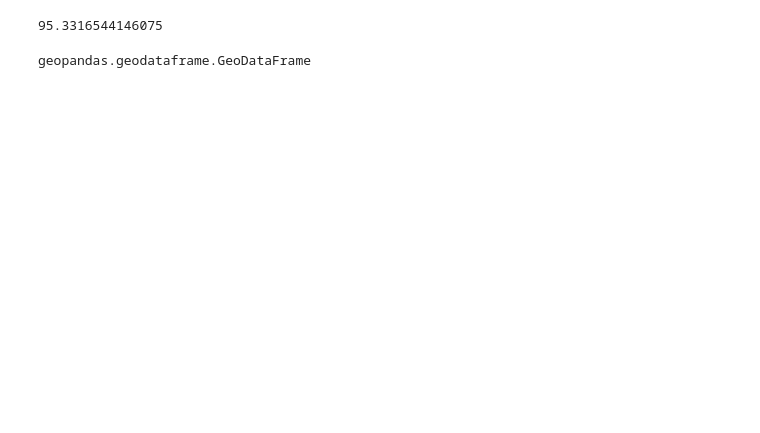
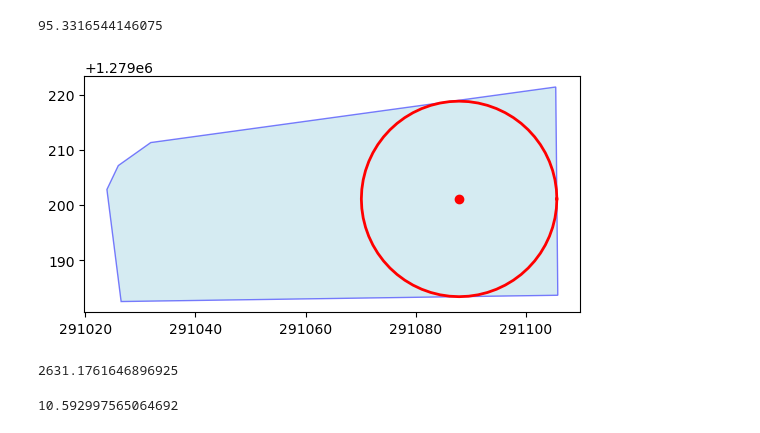
Before and after one commit to sarangof/identifyingLandSubdivisions, a Jupyter notebook: calculate-metrics.ipynb, the cells around one changed output. Cells and saved outputs as stored; diff of their text form; code cells hidden in the pictures; blank space fills up the shorter version.

```diff
--- a/calculate-metrics.ipynb
+++ b/calculate-metrics.ipynb
@@ -384,4 +343,0 @@ metric_10_average_angle_between_road_segments(df_angles=df_angles,OSM_intersecti
-# %%
-type(OSM_roads)
-# %% [output]
-geopandas.geodataframe.GeoDataFrame
@@ -391,0 +344,13 @@ geopandas.geodataframe.GeoDataFrame
+# %%
+# Get blocks
+def get_blocks(road_union, roads):
+    # Use polygonize to create polygons from the merged lines
+    blocks = list(polygonize(road_union))
+    blocks_gdf = gpd.GeoDataFrame(geometry=blocks, crs=roads.crs)
+    # Filter out very small polygons if necessary
+    blocks_gdf = blocks_gdf[blocks_gdf.area > 9]
+    blocks_gdf['area'] = blocks_gdf.area
+    #blocks_gdf.to_file("blocks_tile1.gpkg", driver="GPKG")
+    return blocks_gdf.sort_values('area')
+
+blocks = get_blocks(road_union, roads)
@@ -391,0 +387,29 @@ geopandas.geodataframe.GeoDataFrame
+# %%
+def draw_optimal_circle(block,optimal_point,max_radius):
+    circle = optimal_point.buffer(max_radius)
+
+    # Plot the block polygon
+    fig, ax = plt.subplots()
+    x, y = block.geometry.exterior.xy
+    ax.fill(x, y, alpha=0.5, fc='lightblue', ec='blue')  # Draw the polygon
+
+    # Plot the circle
+    x, y = circle.exterior.xy
+    ax.plot(x, y, color='red', linewidth=2)  # Draw the circle
+
+    # Plot the optimal point (center of the circle)
+    ax.plot(optimal_point.x, optimal_point.y, 'ro')  # Red point for the center
+
+    # Set limits and show the plot
+    #ax.set_xlim(-1, 5)
+    #ax.set_ylim(-1, 4)
+    plt.gca().set_aspect('equal', adjustable='box')
+    plt.show()
+
+draw_optimal_circle(blocks.iloc[0],optimal_point,max_radius)
+# %% [output]
+[figure, added]
+# %%
+blocks.iloc[0].area
+# %% [output]
+2631.1761646896925
@@ -391,0 +429,4 @@ geopandas.geodataframe.GeoDataFrame
+# %%
+blocks
+# %% [output]
+10.592997565064692
```
Also changed, not shown: parts of 16 cells of this notebook.
